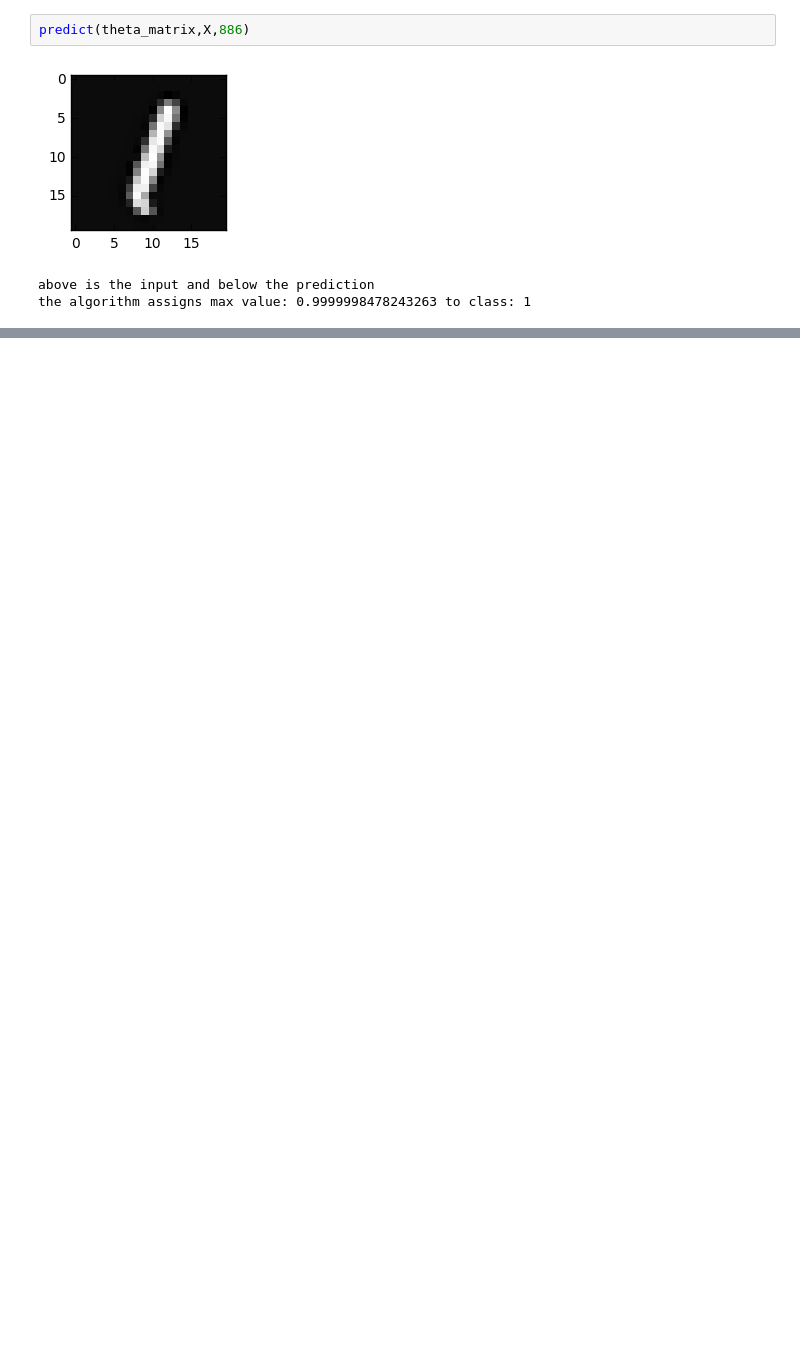
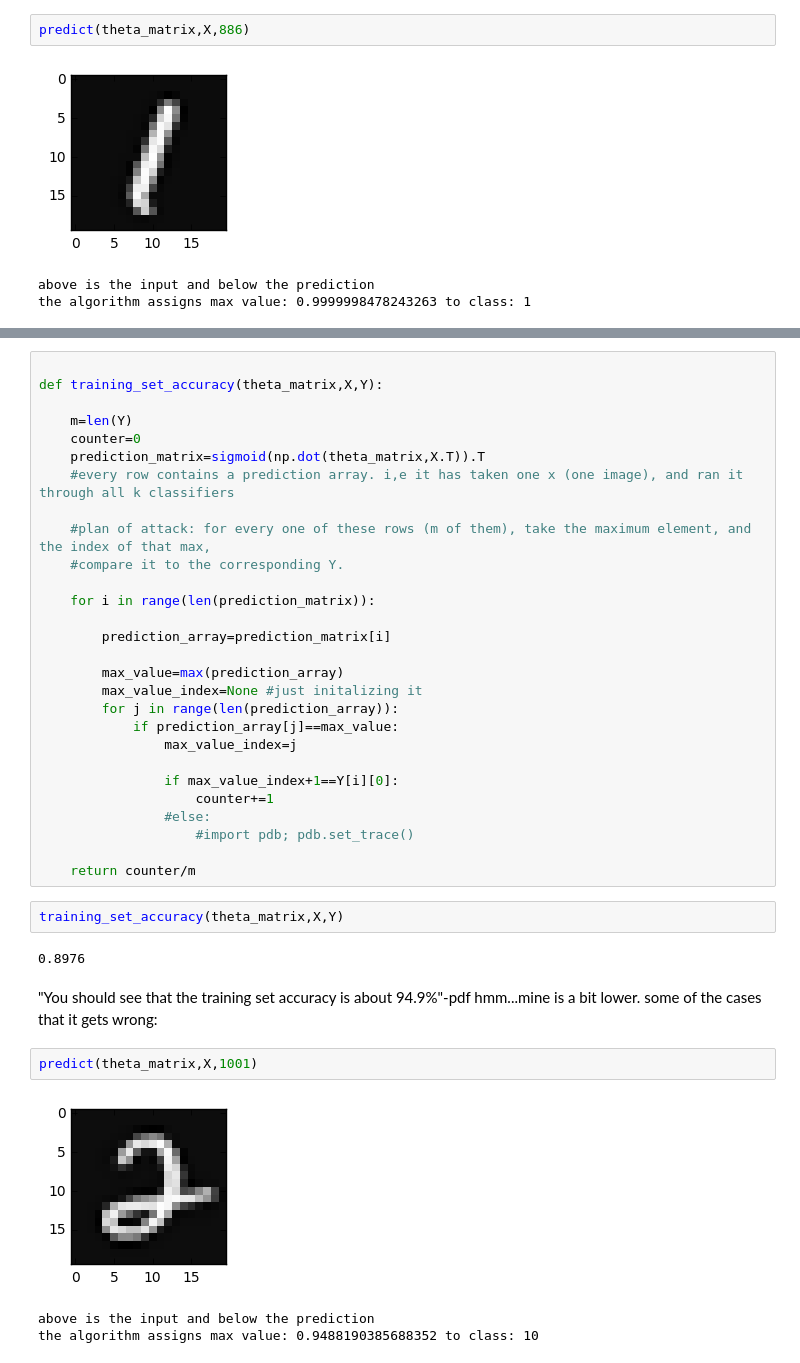
Before and after one commit to gurbraj/ML, a Jupyter notebook: ex3_neural_networks/ex3_neural_networks.ipynb, the cells around one changed output, grey strips where cells are left out. Cells and saved outputs as stored; diff of their text form; blank space fills up the shorter version.

```diff
--- a/ex3_neural_networks/ex3_neural_networks.ipynb
+++ b/ex3_neural_networks/ex3_neural_networks.ipynb
@@ -277,0 +297,41 @@ array([  9.99999848e-01,   1.47550869e-03,   3.69675759e-04,
+# %%
+
+def training_set_accuracy(theta_matrix,X,Y):
+
+    m=len(Y)
+    counter=0
+    prediction_matrix=sigmoid(np.dot(theta_matrix,X.T)).T
+    #every row contains a prediction array. i,e it has taken one x (one image), and ran it through all k classifiers
+
+    #plan of attack: for every one of these rows (m of them), take the maximum element, and the index of that max,
+    #compare it to the corresponding Y.
+
+    for i in range(len(prediction_matrix)):
+
+        prediction_array=prediction_matrix[i]
+
+        max_value=max(prediction_array)
+        max_value_index=None #just initalizing it
+        for j in range(len(prediction_array)):
+            if prediction_array[j]==max_value:
+                max_value_index=j
+
+                if max_value_index+1==Y[i][0]:
+                    counter+=1
+                #else:
+                    #import pdb; pdb.set_trace()
+
+    return counter/m
+# %%
+training_set_accuracy(theta_matrix,X,Y)
+# %% [output]
+0.8976
+# %% [markdown]
+"You should see that the training set accuracy is about
+94.9%"-pdf hmm...mine is a bit lower. some of the cases that it gets wrong:
+# %%
+predict(theta_matrix,X,1001)
+# %% [output]
+[figure, added]
+above is the input and below the prediction
+the algorithm assigns max value: 0.9488190385688352 to class: 10
```
Also changed, not shown: parts of 29 cells of this notebook.
